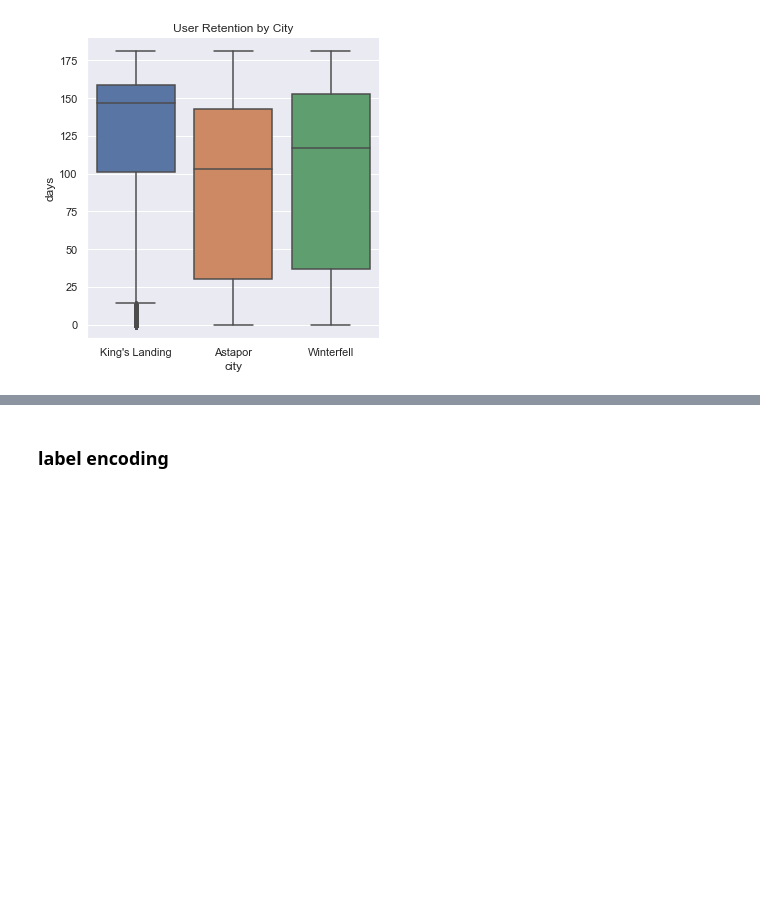
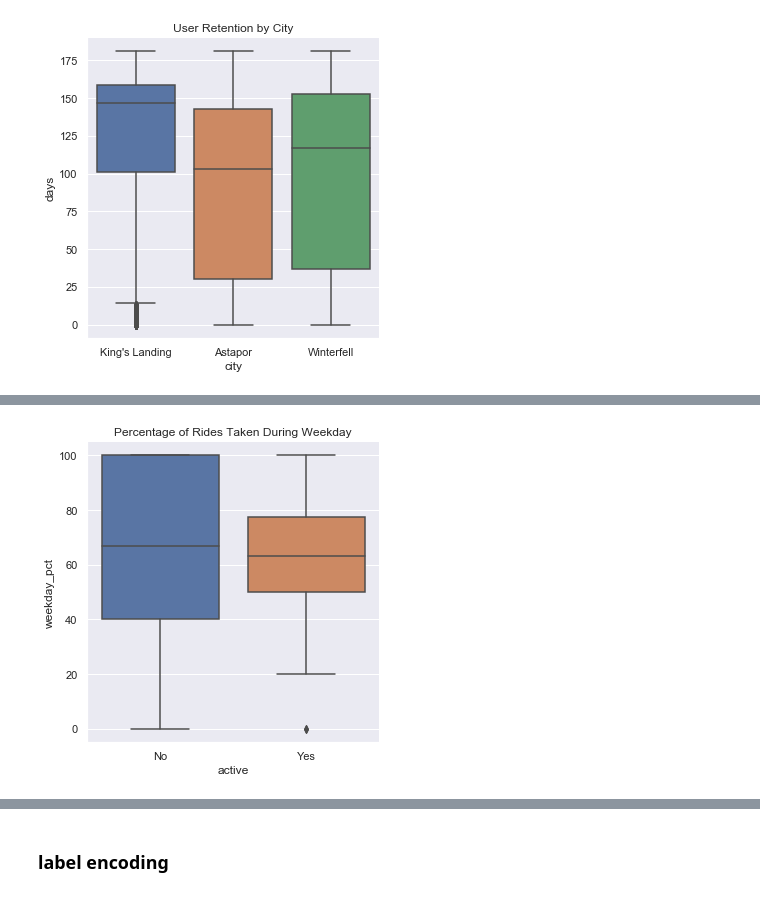
Before and after one commit to annafin/Springboard-Data-Science, a Jupyter notebook: ultimate_technologies_challenge/tech_challenge.ipynb, the cells around one changed output, grey strips where cells are left out. Saved outputs shown, nothing was run; the diff lists cells and outputs as text; code cells hidden in the pictures; blank space fills up the shorter version.

```diff
--- a/ultimate_technologies_challenge/tech_challenge.ipynb
+++ b/ultimate_technologies_challenge/tech_challenge.ipynb
@@ -628,0 +649,7 @@ plt.show() # King's Landing has the longest time frame for user retention
+# %%
+# how much did retained users pay in surge costs?
+sns.catplot(x='active', y='weekday_pct', kind='box', data=rider)
+plt.title('Percentage of Rides Taken During Weekday')
+plt.show()
+# %% [output]
+[figure, added]
```
Also changed, not shown: parts of 11 cells of this notebook.
